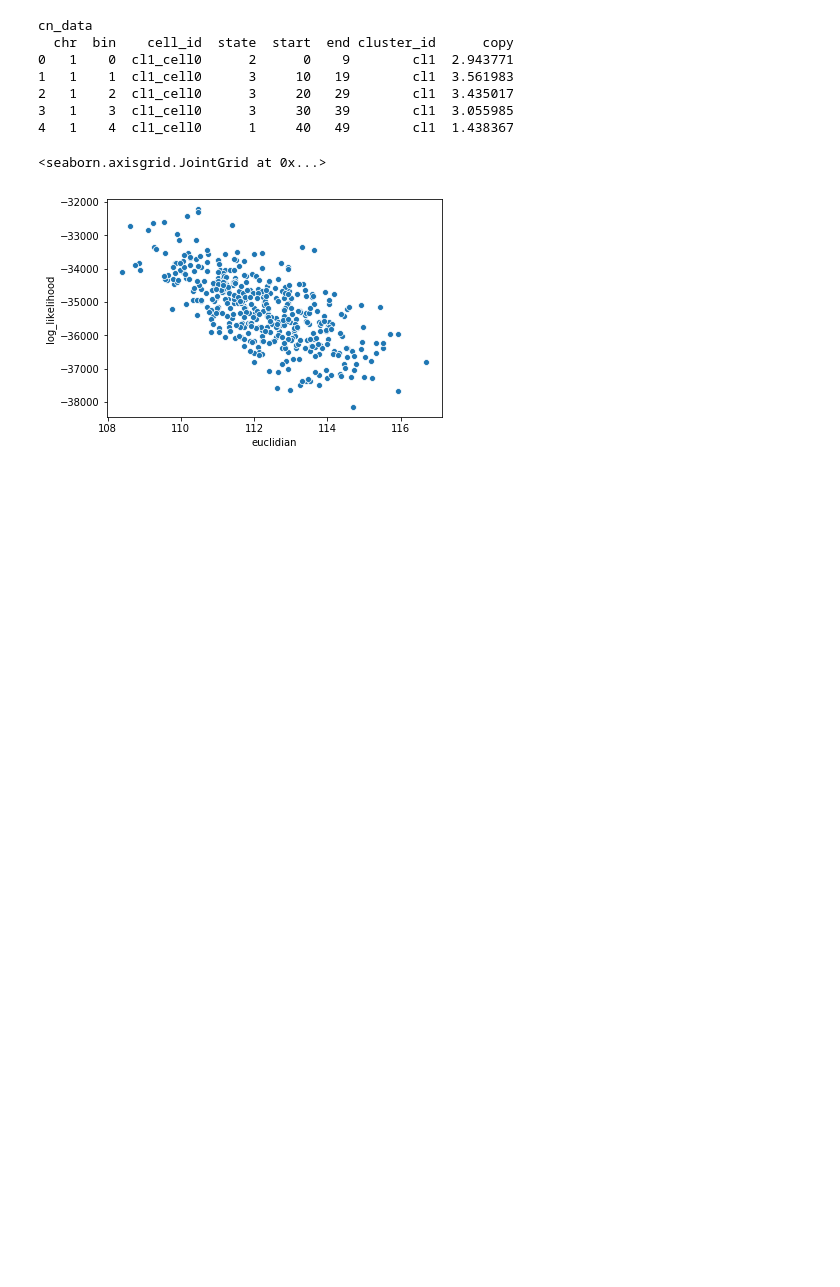
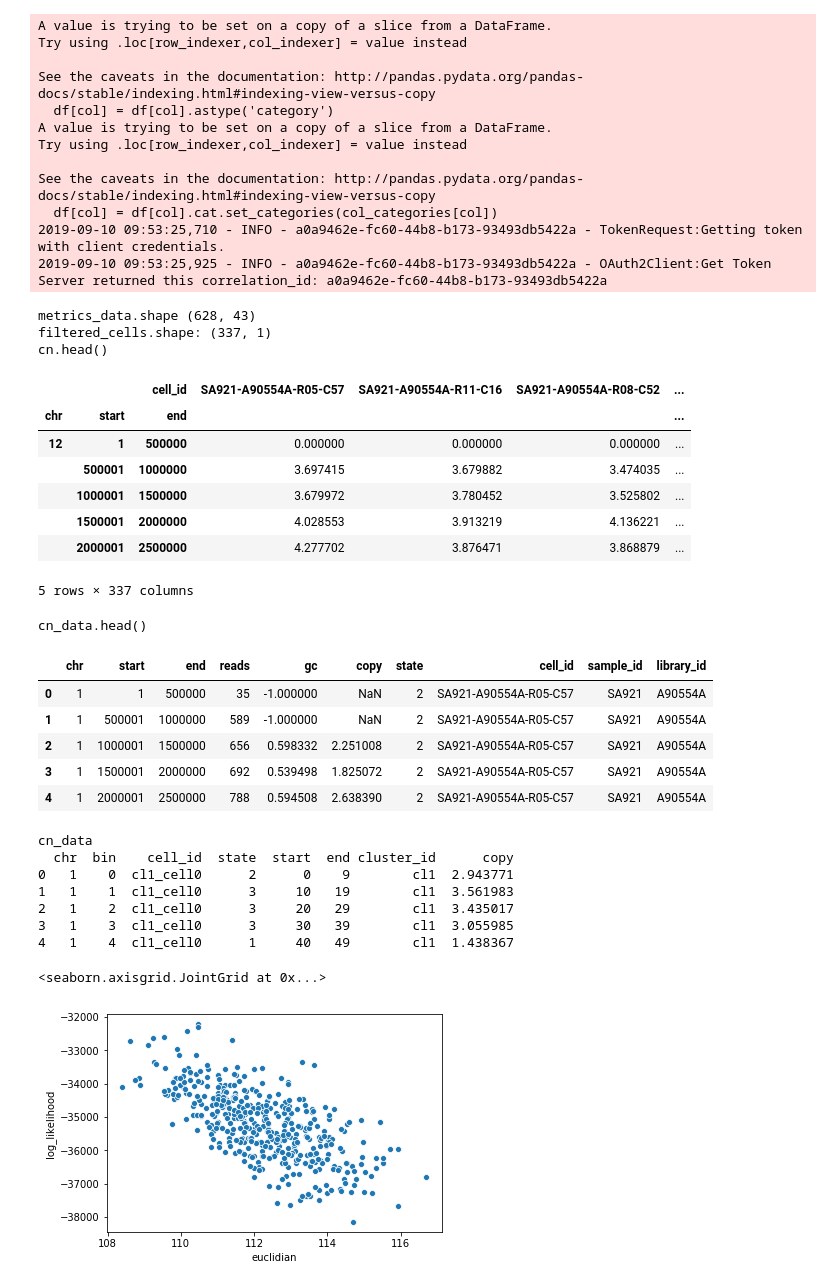
Before and after one commit to shahcompbio/scgenome-deprecated, a Jupyter notebook: notebooks/scratch.ipynb, the cells around one changed output. Drawn from its saved outputs; the diff is of its cells as text; code cells hidden in the pictures; blank space fills up the shorter version.

```diff
--- a/notebooks/scratch.ipynb
+++ b/notebooks/scratch.ipynb
@@ -1,3 +1,76 @@
+# %%
+from scgenome.tantalus import get_data
+from scgenome.qc import qc_cn
+from IPython.display import display
+
+hmmcopy_tickets = [
+#     'SC-1935',
+    'SC-1936',
+#     'SC-1937',
+]
+
+sample_ids = [
+#     'SA922',
+    'SA921',
+#     'SA1090',
+]
+
+data = get_data(hmmcopy_tickets, sample_ids, cached=True)
+cn_data = data[0]
+segs_data = data[1]
+metrics_data = data[2]
+align_metrics_data = data[3]
+
+cn, cn_data = qc_cn(metrics_data, cn_data)
+print("cn.head()")
+display(cn.head())
+print("cn_data.head()")
+display(cn_data.head())
+
+####
+#hmmcopy_tickets = ['SC-1937']
+#sample_ids = ['SA1090']
+#
+#xdata = get_data(hmmcopy_tickets, sample_ids, cached=True)
+#xcn_data = xdata[0]
+#xsegs_data = xdata[1]
+#xmetrics_data = xdata[2]
+#xalign_metrics_data = xdata[3]
+#
+#cn = qc_cn(metrics_data, cn_data)
+#print("cn.head()")
+#display(cn.head())
+# %% [output]
+A value is trying to be set on a copy of a slice from a DataFrame.
+Try using .loc[row_indexer,col_indexer] = value instead
+
+See the caveats in the documentation: http://pandas.pydata.org/pandas-docs/stable/indexing.html#indexing-view-versus-copy
+  df[col] = df[col].astype('category')
+A value is trying to be set on a copy of a slice from a DataFrame.
+Try using .loc[row_indexer,col_indexer] = value instead
+
+See the caveats in the documentation: http://pandas.pydata.org/pandas-docs/stable/indexing.html#indexing-view-versus-copy
+  df[col] = df[col].cat.set_categories(col_categories[col])
+2019-09-10 09:53:25,710 - INFO - a0a9462e-fc60-44b8-b173-93493db5422a - TokenRequest:Getting token with client credentials.
+2019-09-10 09:53:25,925 - INFO - a0a9462e-fc60-44b8-b173-93493db5422a - OAuth2Client:Get Token Server returned this correlation_id: a0a9462e-fc60-44b8-b173-93493db5422a
+metrics_data.shape (628, 43)
+filtered_cells.shape: (337, 1)
+cn.head()
+|  |  | cell_id | SA921-A90554A-R05-C57 | SA921-A90554A-R11-C16 | SA921-A90554A-R08-C52 | ... |
+| chr | start | end |  |  |  | ... |
+| 12 | 1 | 500000 | 0.000000 | 0.000000 | 0.000000 | ... |
+|  | 500001 | 1000000 | 3.697415 | 3.679882 | 3.474035 | ... |
+|  | 1000001 | 1500000 | 3.679972 | 3.780452 | 3.525802 | ... |
+|  | 1500001 | 2000000 | 4.028553 | 3.913219 | 4.136221 | ... |
+|  | 2000001 | 2500000 | 4.277702 | 3.876471 | 3.868879 | ... |
+5 rows × 337 columns
+cn_data.head()
+|  | chr | start | end | reads | gc | copy | state | cell_id | sample_id | library_id |
+| 0 | 1 | 1 | 500000 | 35 | -1.000000 | NaN | 2 | SA921-A90554A-R05-C57 | SA921 | A90554A |
+| 1 | 1 | 500001 | 1000000 | 589 | -1.000000 | NaN | 2 | SA921-A90554A-R05-C57 | SA921 | A90554A |
+| 2 | 1 | 1000001 | 1500000 | 656 | 0.598332 | 2.251008 | 2 | SA921-A90554A-R05-C57 | SA921 | A90554A |
+| 3 | 1 | 1500001 | 2000000 | 692 | 0.539498 | 1.825072 | 2 | SA921-A90554A-R05-C57 | SA921 | A90554A |
+| 4 | 1 | 2000001 | 2500000 | 788 | 0.594508 | 2.638390 | 2 | SA921-A90554A-R05-C57 | SA921 | A90554A |
 # %%
 from scgenome import utils
 from scipy.spatial.distance import pdist, squareform
```
Also changed, not shown: 5 other files.
